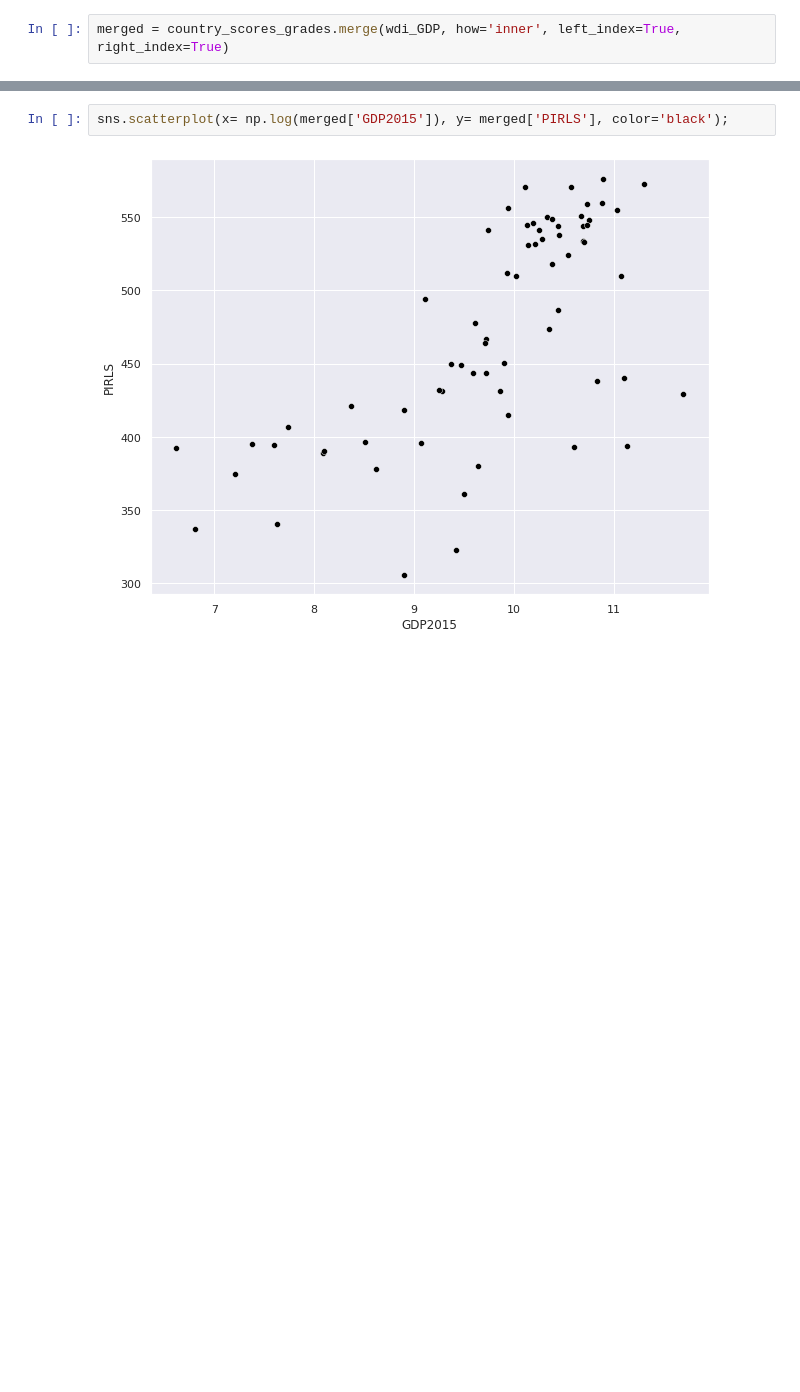
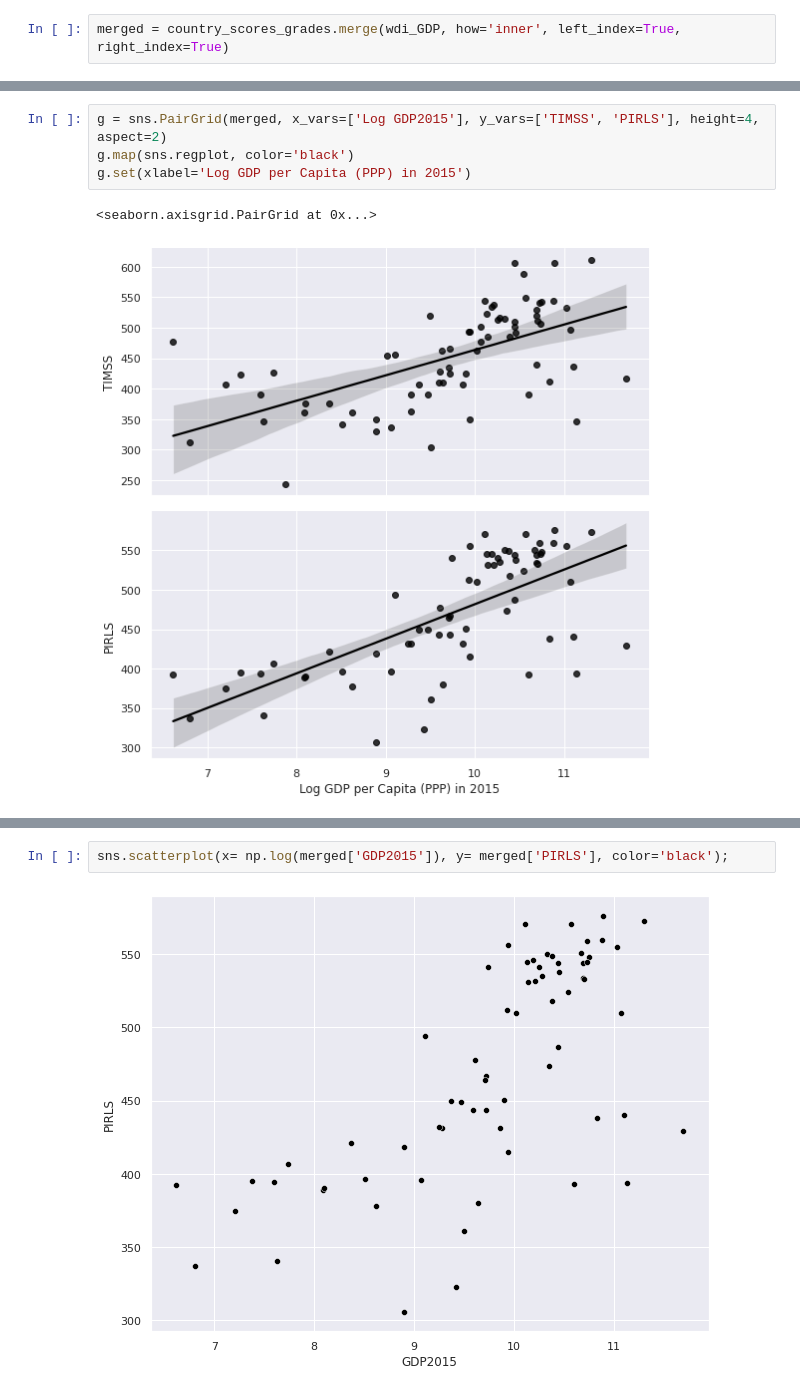
Before and after one commit to kmatzaro/Mathesis-assignments, a Jupyter notebook: Rosetta Stone/assignment_2.ipynb, the cells around one changed output, grey strips where cells are left out. Drawn from its saved outputs; the diff is of its cells as text; blank space fills up the shorter version.

```diff
--- a/Rosetta Stone/assignment_2.ipynb
+++ b/Rosetta Stone/assignment_2.ipynb
@@ -126 +190,8 @@ merged.head()
+# %%
+g = sns.PairGrid(merged, x_vars=['Log GDP2015'], y_vars=['TIMSS', 'PIRLS'], height=4, aspect=2)
+g.map(sns.regplot, color='black')
+g.set(xlabel='Log GDP per Capita (PPP) in 2015')
+# %% [output]
+<seaborn.axisgrid.PairGrid at 0x...>
+[figure, added]
 # %%
```
Also changed, not shown: parts of 13 cells of this notebook.
